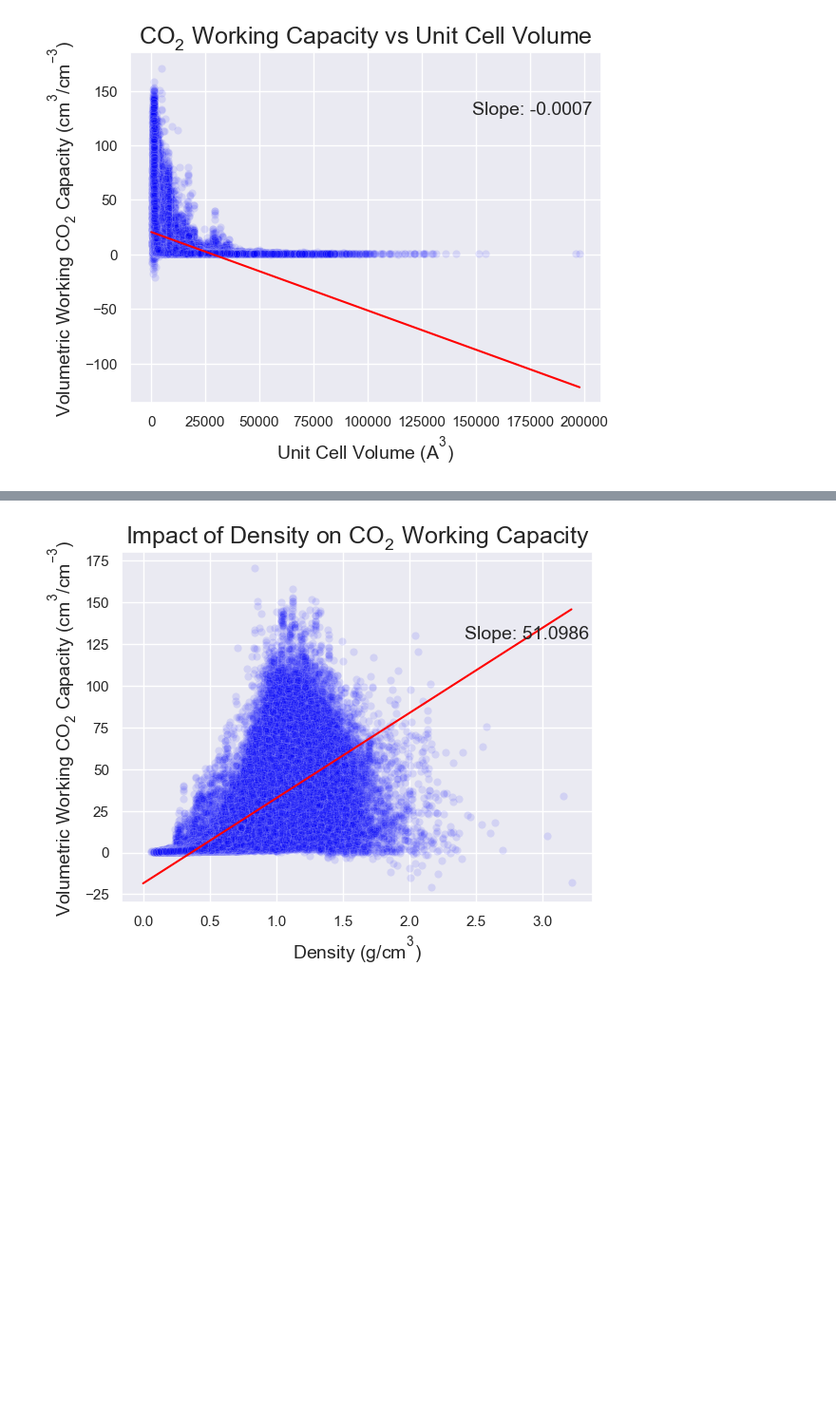
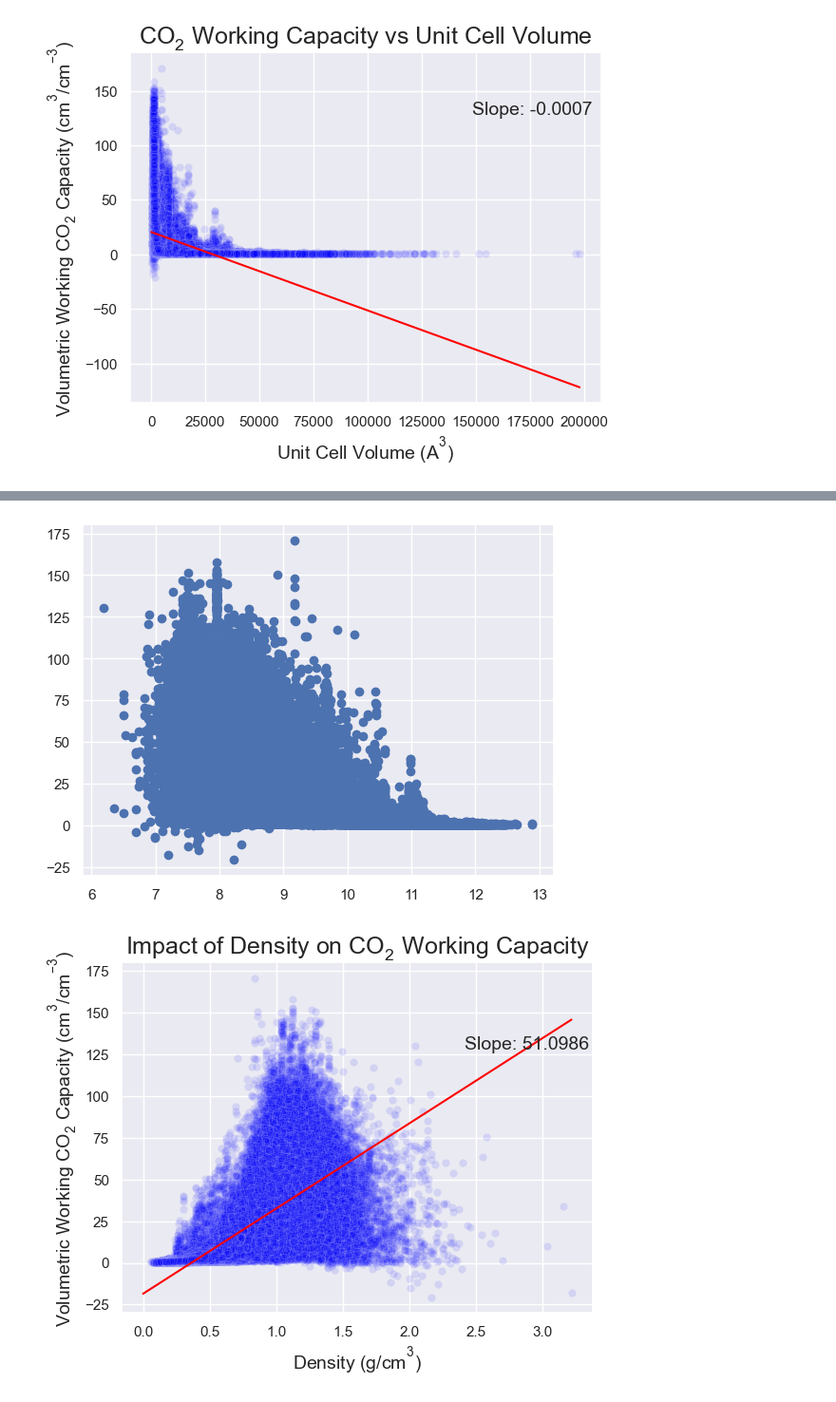
Before and after one commit to zjbrown0689/MOF-Capstone, a Jupyter notebook: notebooks/2_exploratory_data_analysis.ipynb, the cells around one changed output, grey strips where cells are left out. Shown at 95% size. Cells and saved outputs as stored; diff of their text form; code cells hidden in the pictures; blank space fills up the shorter version.

```diff
--- a/notebooks/2_exploratory_data_analysis.ipynb
+++ b/notebooks/2_exploratory_data_analysis.ipynb
@@ -116,3 +134,13 @@ correlate('unit_cell_volume', r'Unit Cell Volume $(A^{3})$', r'$CO_{2}$ Working
+# %%
+acosh_ucv = []
+for i in range(len(no_na['unit_cell_volume'])):
+    acosh_ucv.append(math.acosh(no_na['unit_cell_volume'][i]))
+    i += 1
+# %%
+plt.plot(acosh_ucv, no_na['v/v_working_capacity'], marker='o', linestyle='')
+plt.show()
+# %% [output]
+[figure, added]
 # %%
 correlate('Density', r'Density $(g/cm^3)$', 'Impact of Density on $CO_2$ Working Capacity')
 # %% [output]
```
Also changed, not shown: parts of 8 cells of this notebook, 4 other files.
